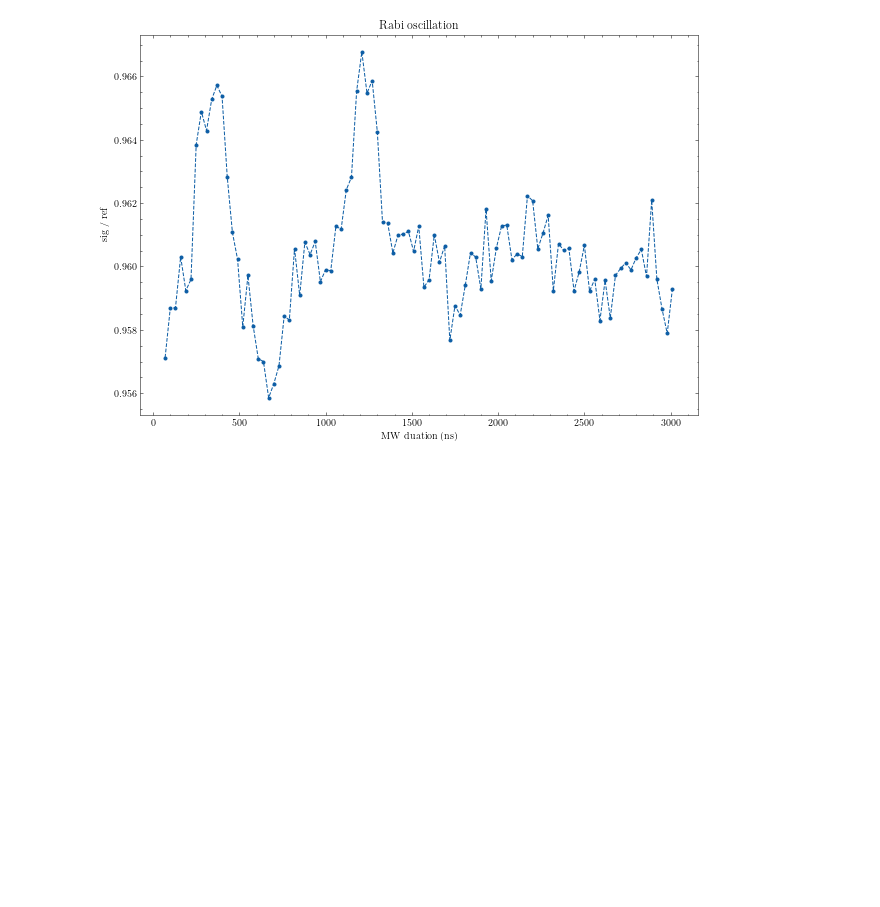
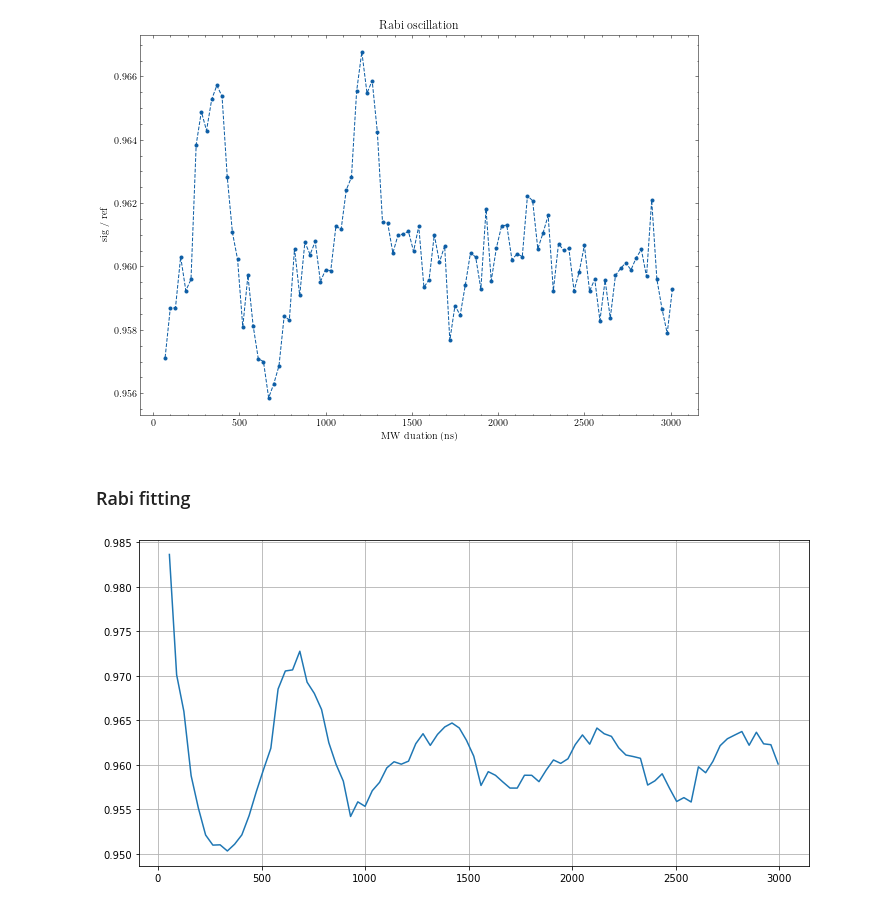
Before and after one commit to Youngcius/odmactor, a Jupyter notebook: project/tutorial/analysis.ipynb, the cells around one changed output. Saved outputs shown, nothing was run; the diff lists cells and outputs as text; code cells hidden in the pictures; blank space fills up the shorter version.

```diff
--- a/project/tutorial/analysis.ipynb
+++ b/project/tutorial/analysis.ipynb
@@ -39,3 +39,16 @@ plt.ylabel('sig / ref')
 # %% [output]
 Text(0, 0.5, 'sig / ref')
 [figure]
+# %% [markdown]
+### Rabi fitting
+# %%
+rabi = np.loadtxt('rabi_2.852ghz_12dbm.txt')
+rabi = [ls[1:] for ls in rabi]
+contrast = [sig/ref for sig, ref in zip(rabi[1], rabi[2])]
+# %%
+plt.figure(figsize=(12,6))
+plt.plot(rabi[0], contrast)
+
+plt.grid()
+# %% [output]
+[figure, added]
```
Also changed, not shown: parts of 1 cell of this notebook, 5 other files.
